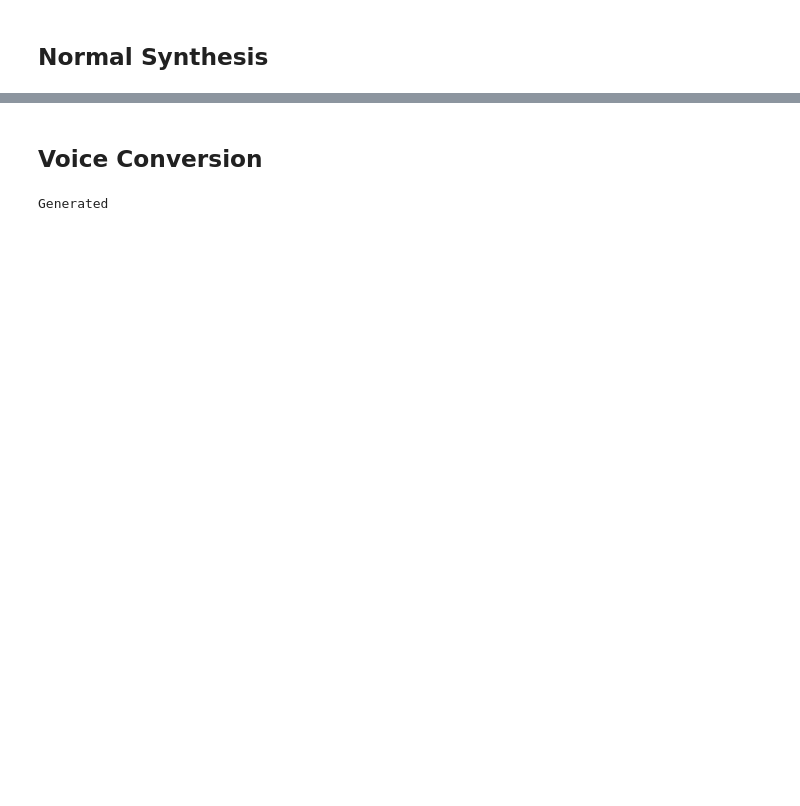
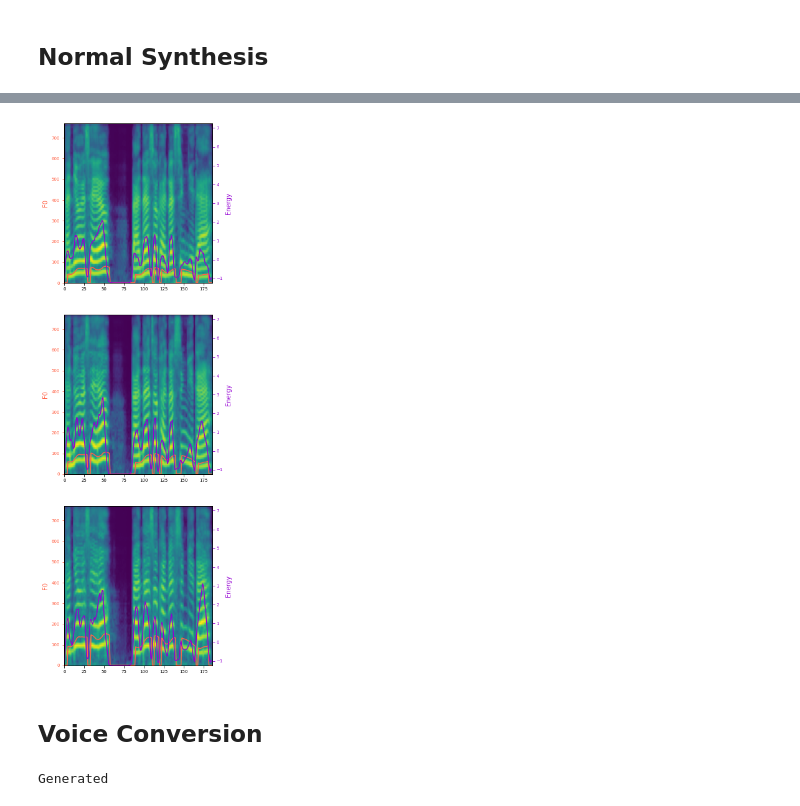
Before and after one commit to choiHkk/CVAEJETS, a Jupyter notebook: _note.ipynb, the cells around one changed output, grey strips where cells are left out. Cells and saved outputs as stored; diff of their text form; code cells hidden in the pictures; blank space fills up the shorter version.

```diff
--- a/_note.ipynb
+++ b/_note.ipynb
@@ -91,3 +143,53 @@ display(ipd.Audio(wav_gen.detach().cpu().numpy(), rate=sr, normalize=False, auto
+# %%
+import matplotlib.pyplot as plt
+
+titles = None
+fig, axes = plt.subplots(len(data), 1, squeeze=False, figsize=(25, 16))
+if titles is None:
+    titles = [None for i in range(len(data))]
+
+def add_axis(fig, old_ax):
+    ax = fig.add_axes(old_ax.get_position(), anchor="W")
+    ax.set_facecolor("None")
+    return ax
+
+for i in range(len(data)):
+    mel, pitch, energy = data[i]
+    axes[i][0].imshow(mel, origin="lower")
+    axes[i][0].set_aspect(2.5, adjustable="box")
+    axes[i][0].set_ylim(0, mel.shape[0])
+    axes[i][0].set_title(titles[i], fontsize="medium")
+    axes[i][0].tick_params(labelsize="x-small", left=False, labelleft=False)
+    axes[i][0].set_anchor("W")
+
+    ax1 = add_axis(fig, axes[i][0])
+    ax1.plot(pitch, color="tomato")
+    ax1.set_xlim(0, mel.shape[1])
+    ax1.set_ylim(0, 769.6781989693991)
+    ax1.set_ylabel("F0", color="tomato")
+    ax1.tick_params(
+        labelsize="x-small", colors="tomato", bottom=False, labelbottom=False
+    )
+
+    ax2 = add_axis(fig, axes[i][0])
+    ax2.plot(energy, color="darkviolet")
+    ax2.set_xlim(0, mel.shape[1])
+    ax2.set_ylim(-1.236502766609192, 7.244208812713623)
+    ax2.set_ylabel("Energy", color="darkviolet")
+    ax2.yaxis.set_label_position("right")
+    ax2.tick_params(
+        labelsize="x-small",
+        colors="darkviolet",
+        bottom=False,
+        labelbottom=False,
+        left=False,
+        labelleft=False,
+        right=True,
+        labelright=True,
+    )
+plt.show()
+# %% [output]
+[figure, added]
 # %% [markdown]
 ## Voice Conversion
 # %%
```
Also changed, not shown: parts of 6 cells of this notebook, 9 other files.
